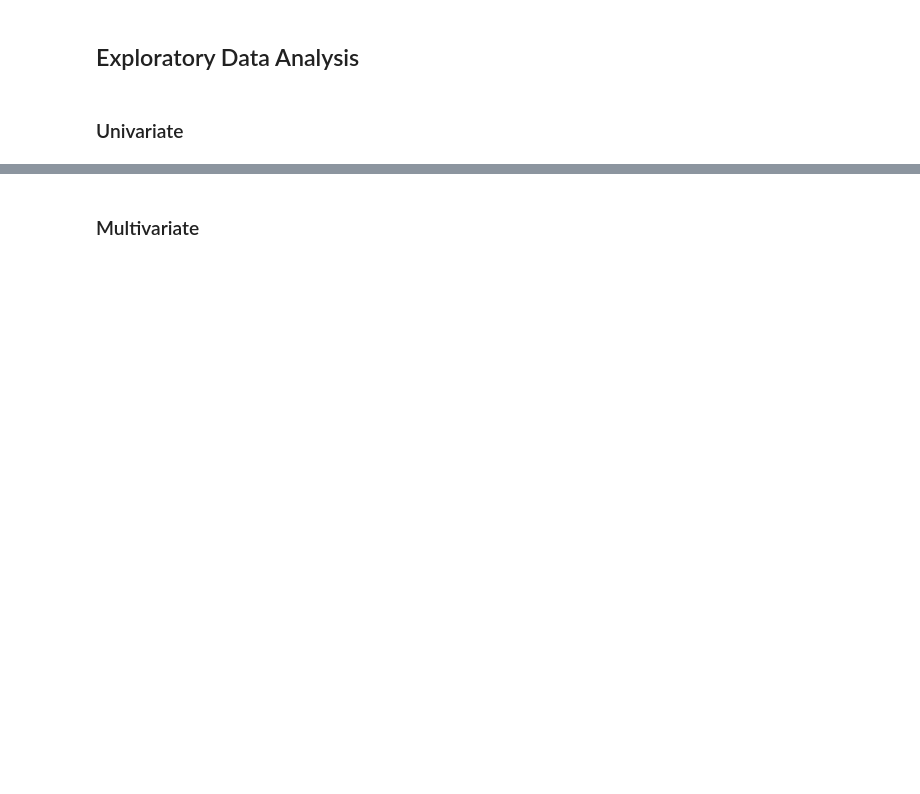
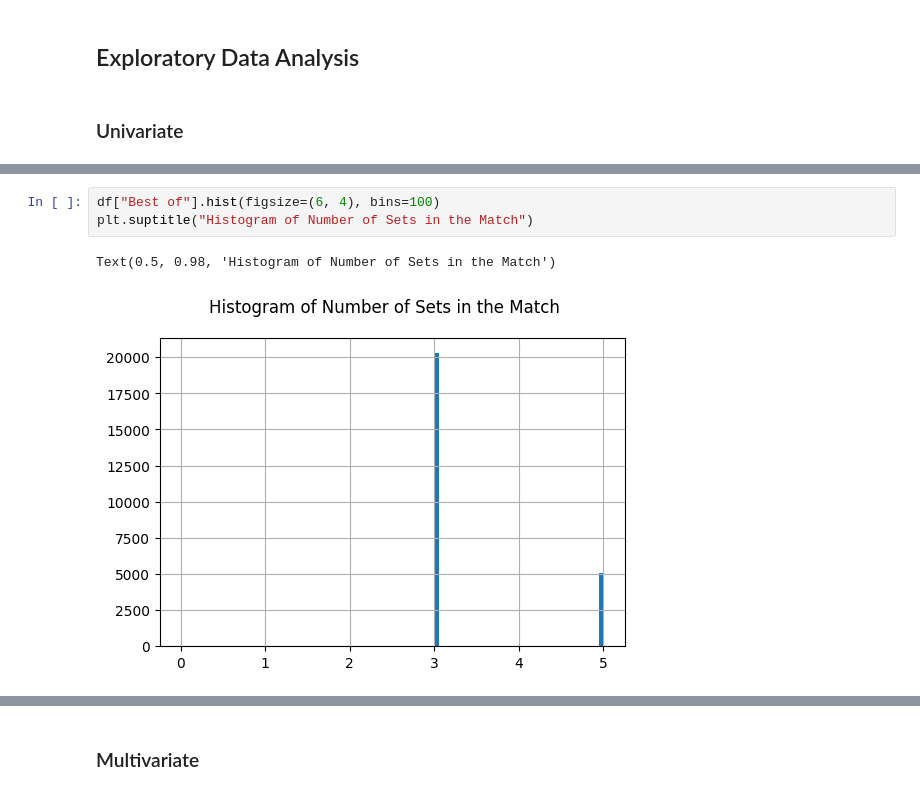
Before and after one commit to ldhaliwal/data-analysis, a Jupyter notebook: dataanalysis.ipynb, the cells around one changed output, grey strips where cells are left out. Drawn from its saved outputs; the diff is of its cells as text; blank space fills up the shorter version.

```diff
--- a/dataanalysis.ipynb
+++ b/dataanalysis.ipynb
@@ -85,0 +126,6 @@ df.head(10)
+# %%
+df["Best of"].hist(figsize=(6, 4), bins=100)
+plt.suptitle("Histogram of Number of Sets in the Match")
+# %% [output]
+Text(0.5, 0.98, 'Histogram of Number of Sets in the Match')
+[figure, added]
```
Also changed, not shown: parts of 16 cells of this notebook.
